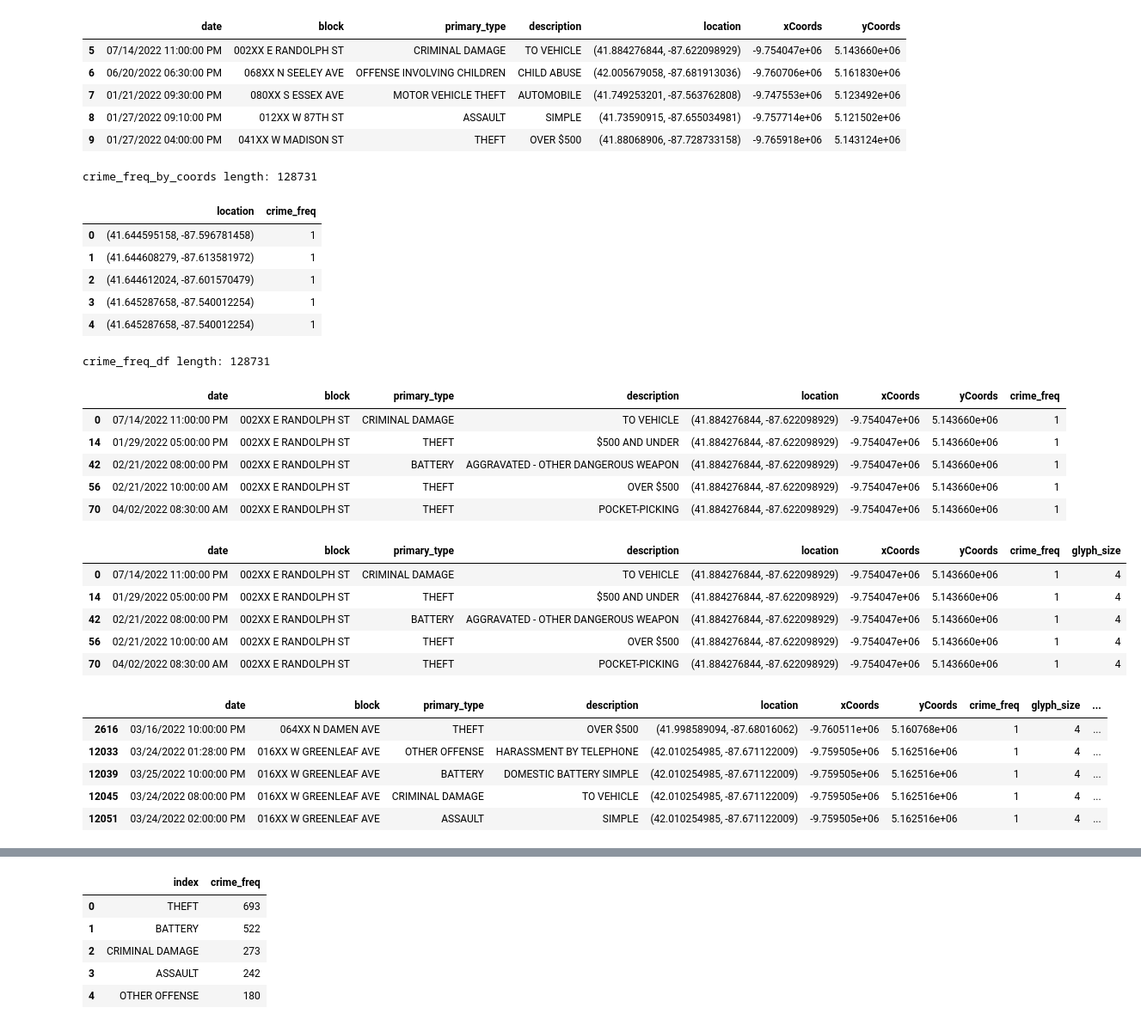
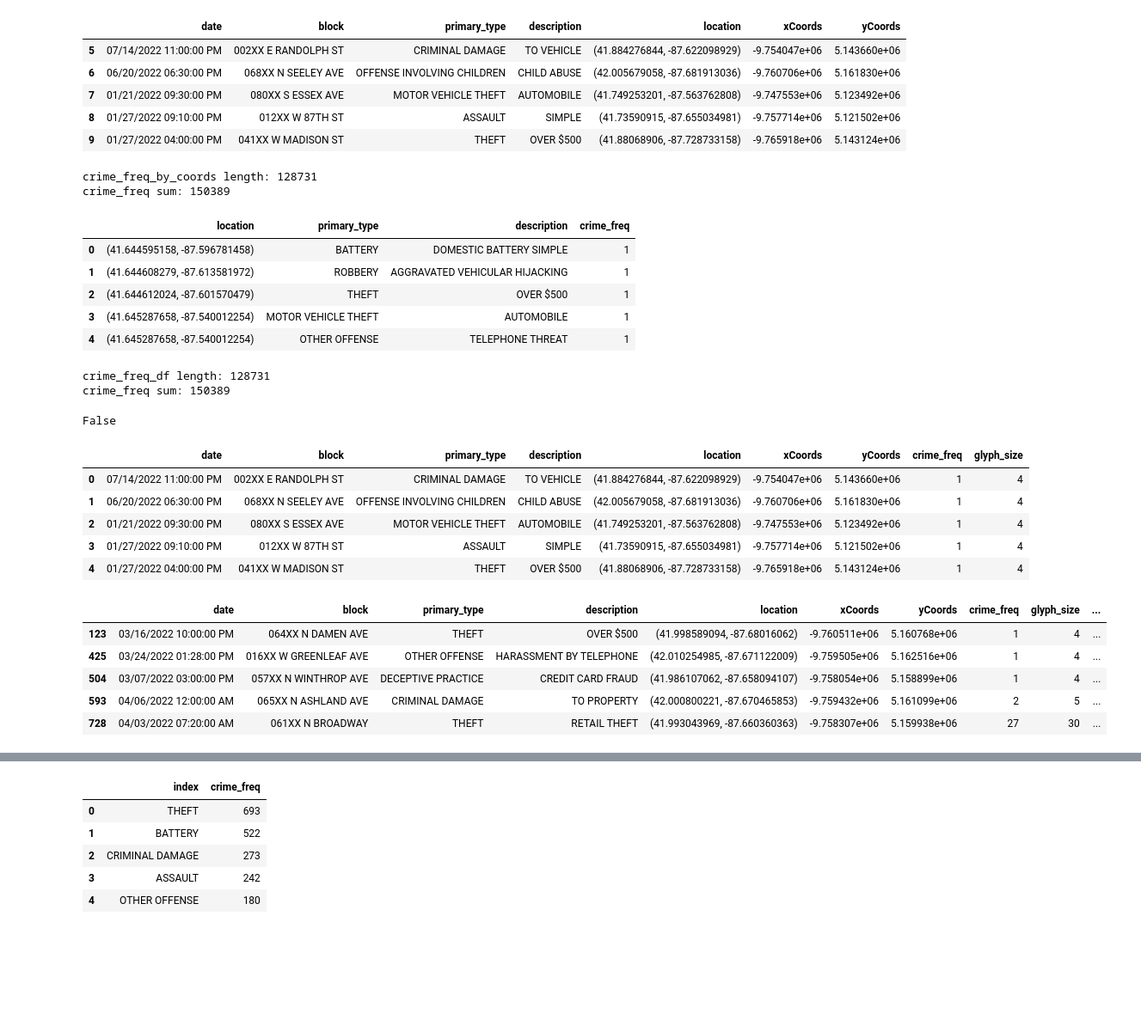
Before and after one commit to agarcia50S/CrimeAnalyses, a Jupyter notebook: ChicagoCrime/CrimeNearLUC.ipynb, the cells around one changed output, grey strips where cells are left out. Shown at 86% size. Saved outputs shown, nothing was run; the diff lists cells and outputs as text; code cells hidden in the pictures; blank space fills up the shorter version.

```diff
--- a/ChicagoCrime/CrimeNearLUC.ipynb
+++ b/ChicagoCrime/CrimeNearLUC.ipynb
@@ -75,48 +64,48 @@ crime_freq_by_coords = main_df.groupby(['location', 'primary_type', 'description
 
 # drop columns to avoid duplicate cols after merger in the next cell
 crime_freq_by_coords.drop(columns=['date',
-                                'block',
-                                'description',
-                                'yCoords',
-                                'primary_type'], inplace=True)
+                                   'block',
+                                   'yCoords'], inplace=True)
 
 # renames col for clairity
 crime_freq_by_coords.rename(columns={'xCoords':'crime_freq'}, inplace=True)
 print('crime_freq_by_coords length:', len(crime_freq_by_coords))
+print('crime_freq sum:',crime_freq_by_coords['crime_freq'].sum())
 crime_freq_by_coords.head()
 # %% [output]
 crime_freq_by_coords length: 128731
+crime_freq sum: 150389
-|  | location | crime_freq |
-| 0 | (41.644595158, -87.596781458) | 1 |
-| 1 | (41.644608279, -87.613581972) | 1 |
-| 2 | (41.644612024, -87.601570479) | 1 |
-| 3 | (41.645287658, -87.540012254) | 1 |
-| 4 | (41.645287658, -87.540012254) | 1 |
+|  | location | primary_type | description | crime_freq |
+| 0 | (41.644595158, -87.596781458) | BATTERY | DOMESTIC BATTERY SIMPLE | 1 |
+| 1 | (41.644608279, -87.613581972) | ROBBERY | AGGRAVATED VEHICULAR HIJACKING | 1 |
+| 2 | (41.644612024, -87.601570479) | THEFT | OVER $500 | 1 |
+| 3 | (41.645287658, -87.540012254) | MOTOR VEHICLE THEFT | AUTOMOBILE | 1 |
+| 4 | (41.645287658, -87.540012254) | OTHER OFFENSE | TELEPHONE THREAT | 1 |
 # %%
 # inner merge crime_freq_by_coords and main_df together on location column
-crime_freq_df = pd.merge(main_df, crime_freq_by_coords, on='location', how='inner')
+crime_freq_df = pd.merge(main_df, crime_freq_by_coords, on=['location', 'primary_type', 'description'], how='inner')
 crime_freq_df.drop_duplicates(subset=['location', 'primary_type', 'description'], inplace=True)
 print('crime_freq_df length:', len(crime_freq_df))
-crime_freq_df.head()
+print('crime_freq sum:', crime_freq_df['crime_freq'].sum())
+crime_freq_df.isnull().values.any()
 # %% [output]
 crime_freq_df length: 128731
+crime_freq sum: 150389
-|  | date | block | primary_type | description | location | xCoords | yCoords | crime_freq |
-| 0 | 07/14/2022 11:00:00 PM | 002XX E RANDOLPH ST | CRIMINAL DAMAGE | TO VEHICLE | (41.884276844, -87.622098929) | -9.754047e+06 | 5.143660e+06 | 1 |
-| 14 | 01/29/2022 05:00:00 PM | 002XX E RANDOLPH ST | THEFT | $500 AND UNDER | (41.884276844, -87.622098929) | -9.754047e+06 | 5.143660e+06 | 1 |
-| 42 | 02/21/2022 08:00:00 PM | 002XX E RANDOLPH ST | BATTERY | AGGRAVATED - OTHER DANGEROUS WEAPON | (41.884276844, -87.622098929) | -9.754047e+06 | 5.143660e+06 | 1 |
-| 56 | 02/21/2022 10:00:00 AM | 002XX E RANDOLPH ST | THEFT | OVER $500 | (41.884276844, -87.622098929) | -9.754047e+06 | 5.143660e+06 | 1 |
-| 70 | 04/02/2022 08:30:00 AM | 002XX E RANDOLPH ST | THEFT | POCKET-PICKING | (41.884276844, -87.622098929) | -9.754047e+06 | 5.143660e+06 | 1 |
+False
 # %%
 # assigning glyph size based on crime_freq; if freq <= 17, then size is freq + 3;
 # if freq > 17, then size is 30
 glyph_sizes = [freq + 3 if freq <= 17 else 30 for freq in crime_freq_df['crime_freq']]
 
-crime_freq_df['glyph_size'] = glyph_sizes # new col for glyph sizes
-crime_freq_df.head()
+# make new df for map
+for_bokeh_df = crime_freq_df.copy()
+
+for_bokeh_df['glyph_size'] = glyph_sizes # new col for glyph sizes
+for_bokeh_df.head()
 # %% [output]
 |  | date | block | primary_type | description | location | xCoords | yCoords | crime_freq | glyph_size |
 | 0 | 07/14/2022 11:00:00 PM | 002XX E RANDOLPH ST | CRIMINAL DAMAGE | TO VEHICLE | (41.884276844, -87.622098929) | -9.754047e+06 | 5.143660e+06 | 1 | 4 |
-| 14 | 01/29/2022 05:00:00 PM | 002XX E RANDOLPH ST | THEFT | $500 AND UNDER | (41.884276844, -87.622098929) | -9.754047e+06 | 5.143660e+06 | 1 | 4 |
-| 42 | 02/21/2022 08:00:00 PM | 002XX E RANDOLPH ST | BATTERY | AGGRAVATED - OTHER DANGEROUS WEAPON | (41.884276844, -87.622098929) | -9.754047e+06 | 5.143660e+06 | 1 | 4 |
-| 56 | 02/21/2022 10:00:00 AM | 002XX E RANDOLPH ST | THEFT | OVER $500 | (41.884276844, -87.622098929) | -9.754047e+06 | 5.143660e+06 | 1 | 4 |
-| 70 | 04/02/2022 08:30:00 AM | 002XX E RANDOLPH ST | THEFT | POCKET-PICKING | (41.884276844, -87.622098929) | -9.754047e+06 | 5.143660e+06 | 1 | 4 |
+| 1 | 06/20/2022 06:30:00 PM | 068XX N SEELEY AVE | OFFENSE INVOLVING CHILDREN | CHILD ABUSE | (42.005679058, -87.681913036) | -9.760706e+06 | 5.161830e+06 | 1 | 4 |
+| 2 | 01/21/2022 09:30:00 PM | 080XX S ESSEX AVE | MOTOR VEHICLE THEFT | AUTOMOBILE | (41.749253201, -87.563762808) | -9.747553e+06 | 5.123492e+06 | 1 | 4 |
+| 3 | 01/27/2022 09:10:00 PM | 012XX W 87TH ST | ASSAULT | SIMPLE | (41.73590915, -87.655034981) | -9.757714e+06 | 5.121502e+06 | 1 | 4 |
+| 4 | 01/27/2022 04:00:00 PM | 041XX W MADISON ST | THEFT | OVER $500 | (41.88068906, -87.728733158) | -9.765918e+06 | 5.143124e+06 | 1 | 4 |
@@ -128,7 +115,8 @@ northStreets = ['N KENMORE AVE', 'N WINTHROP AVE', 'N ARTHUR AVE', 'N SHERIDAN R
                 'N LAKEWOOD AVE', 'N MAGNOLIA AVE', 'N GLENWOOD AVE', 'N NEWGARD AVE'
                 'N GREENVIEW AVE', 'N BOSWORTH AVE', 'N ASHLAND AVE', 'N CLARK ST',
                 'N RAVENSWOOD AVE', 'N RIDGE AVE', 'N RIDGE BLVD', 'N WOLCOTT AVE',
-                'N WAYNE AVE', 'N BROADWAY', 'N PAULINA ST', 'N HERMITAGE AVE', 'N DAMEN']
+                'N WAYNE AVE', 'N BROADWAY', 'N PAULINA ST', 'N HERMITAGE AVE',
+                'N DAMEN']
 
 # west/east bound streets with home number less than or equal to 19XX
 westStreets = ['W LOYOLA AVE', 'W SHERIDAN RD', 'W ROSEMONT AVE', 'W GRANVILLE AVE',
@@ -146,20 +134,18 @@ luc_addresses = find_all_address(crime_freq_df, addressCol='block', horiSt=westS
 # makes DF of bool values indicating whether a luc_addresses item is in a given cell
 bool_df = for_bokeh_df.isin(luc_addresses)
 
-# making to avoiding updating for_bokeh_df
-for_bokeh_df_copy = for_bokeh_df.copy()
+# adds new column, is_by_luc to for_bokeh_df_copy
+for_bokeh_df['is_by_luc'] = bool_df['block']
 
-# adds new column, bool_block to for_bokeh_df_copy
-for_bokeh_df_copy['bool_block'] = bool_df['block']
+# makes new DF, luc_crime_df, which contains only rows that have True as value for is_by_luc
 
-# makes new DF, luc_crime_df, which contains only rows that have True as value for bool_block
-luc_crime_df = for_bokeh_df_copy[for_bokeh_df_copy['bool_block'] == True]
-luc_crime_df.head()
+for_bokeh_df = for_bokeh_df[for_bokeh_df['is_by_luc'] == True]
+for_bokeh_df.head()
 # %% [output]
 |  | date | block | primary_type | description | location | xCoords | yCoords | crime_freq | glyph_size | ... |
-| 2616 | 03/16/2022 10:00:00 PM | 064XX N DAMEN AVE | THEFT | OVER $500 | (41.998589094, -87.68016062) | -9.760511e+06 | 5.160768e+06 | 1 | 4 | ... |
-| 12033 | 03/24/2022 01:28:00 PM | 016XX W GREENLEAF AVE | OTHER OFFENSE | HARASSMENT BY TELEPHONE | (42.010254985, -87.671122009) | -9.759505e+06 | 5.162516e+06 | 1 | 4 | ... |
-| 12039 | 03/25/2022 10:00:00 PM | 016XX W GREENLEAF AVE | BATTERY | DOMESTIC BATTERY SIMPLE | (42.010254985, -87.671122009) | -9.759505e+06 | 5.162516e+06 | 1 | 4 | ... |
-| 12045 | 03/24/2022 08:00:00 PM | 016XX W GREENLEAF AVE | CRIMINAL DAMAGE | TO VEHICLE | (42.010254985, -87.671122009) | -9.759505e+06 | 5.162516e+06 | 1 | 4 | ... |
-| 12051 | 03/24/2022 02:00:00 PM | 016XX W GREENLEAF AVE | ASSAULT | SIMPLE | (42.010254985, -87.671122009) | -9.759505e+06 | 5.162516e+06 | 1 | 4 | ... |
+| 123 | 03/16/2022 10:00:00 PM | 064XX N DAMEN AVE | THEFT | OVER $500 | (41.998589094, -87.68016062) | -9.760511e+06 | 5.160768e+06 | 1 | 4 | ... |
+| 425 | 03/24/2022 01:28:00 PM | 016XX W GREENLEAF AVE | OTHER OFFENSE | HARASSMENT BY TELEPHONE | (42.010254985, -87.671122009) | -9.759505e+06 | 5.162516e+06 | 1 | 4 | ... |
+| 504 | 03/07/2022 03:00:00 PM | 057XX N WINTHROP AVE | DECEPTIVE PRACTICE | CREDIT CARD FRAUD | (41.986107062, -87.658094107) | -9.758054e+06 | 5.158899e+06 | 1 | 4 | ... |
+| 593 | 04/06/2022 12:00:00 AM | 065XX N ASHLAND AVE | CRIMINAL DAMAGE | TO PROPERTY | (42.000800221, -87.670465853) | -9.759432e+06 | 5.161099e+06 | 2 | 5 | ... |
+| 728 | 04/03/2022 07:20:00 AM | 061XX N BROADWAY | THEFT | RETAIL THEFT | (41.993043969, -87.660360363) | -9.758307e+06 | 5.159938e+06 | 27 | 30 | ... |
 # %%
```
Also changed, not shown: parts of 6 cells of this notebook.
